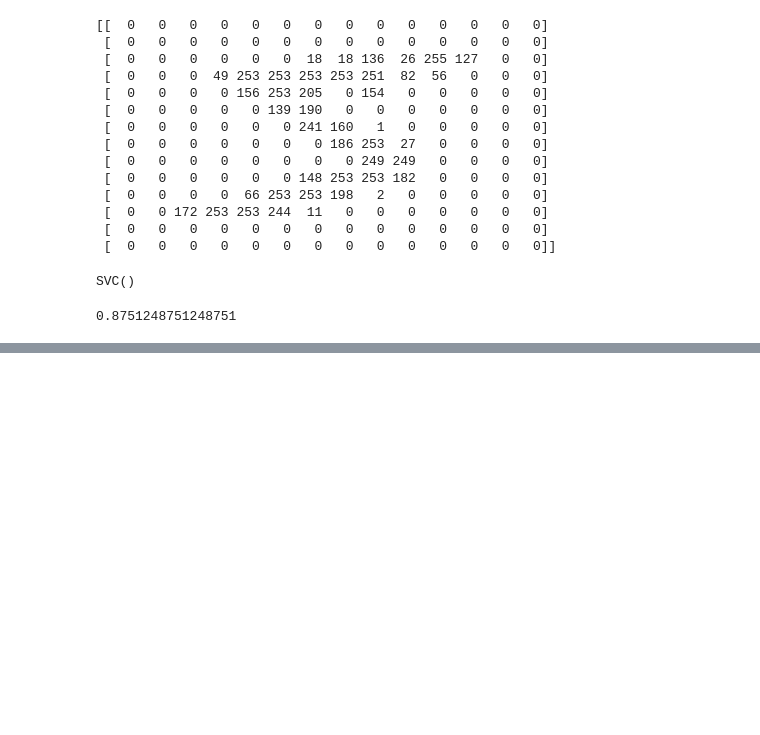
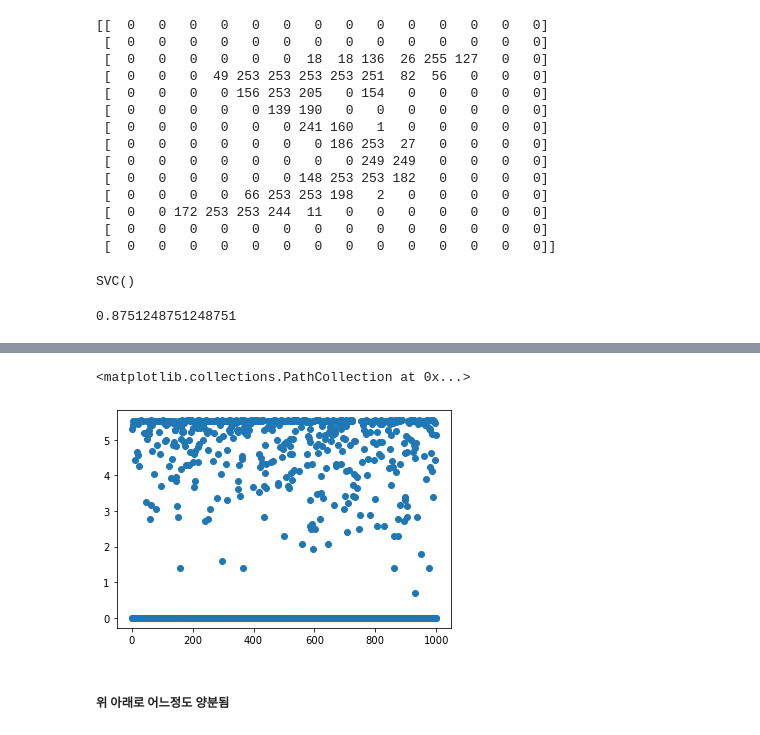
Before and after one commit to daviddev90/Python, a Jupyter notebook: MachineLearning/17.이미지 내부의 문자 인식.ipynb, the cells around one changed output, grey strips where cells are left out. Drawn from its saved outputs; the diff is of its cells as text; code cells hidden in the pictures; blank space fills up the shorter version.

```diff
--- a/MachineLearning/17.이미지 내부의 문자 인식.ipynb
+++ b/MachineLearning/17.이미지 내부의 문자 인식.ipynb
@@ -115,0 +141,7 @@ clf.score(test_data, test_label)
+# %%
+plt.scatter(train_data.index, np.log1p(train_data[300]))
+# %% [output]
+<matplotlib.collections.PathCollection at 0x...>
+[figure, added]
+# %% [markdown]
+##### 위 아래로 어느정도 양분됨
```
Also changed, not shown: parts of 25 cells of this notebook, 23 other files.
